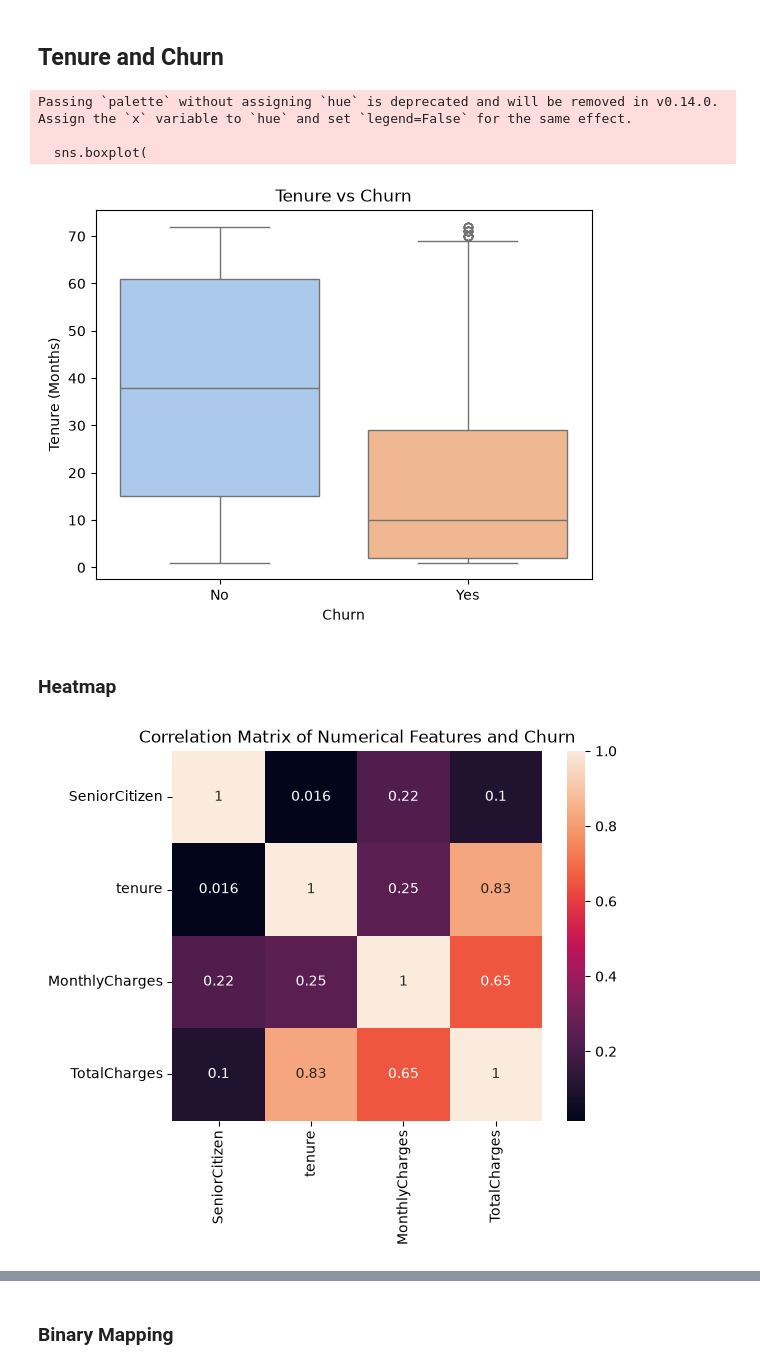
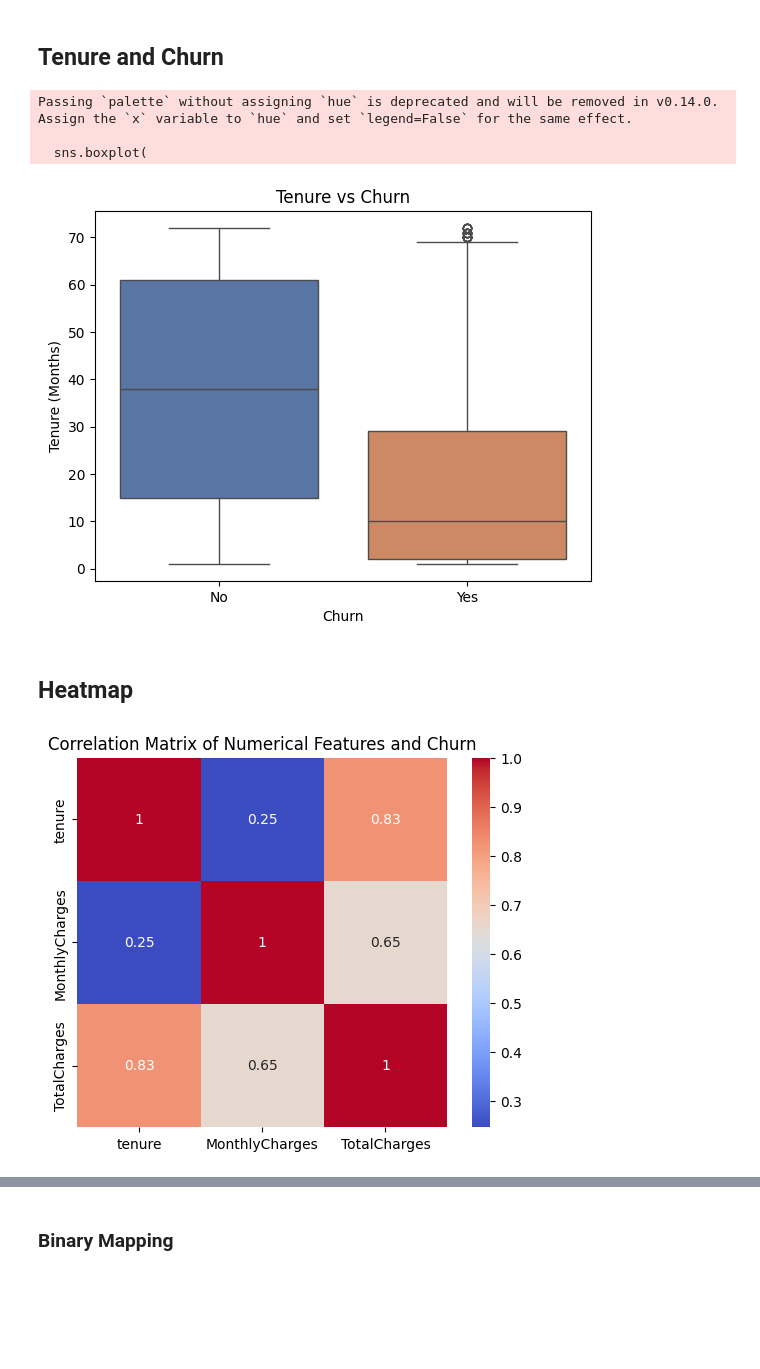
Before and after one commit to basmalamoataz/Samsung-Churnguard, a Jupyter notebook: Project_2.ipynb, the cells around one changed output, grey strips where cells are left out. Cells and saved outputs as stored; diff of their text form; code cells hidden in the pictures; blank space fills up the shorter version.

```diff
--- a/Project_2.ipynb
+++ b/Project_2.ipynb
@@ -493,7 +488,7 @@ sns.boxplot(
     data=df,
     x="Churn",
     y="tenure",
-    palette="pastel",
+    palette="deep",
     legend=False
 );
 
@@ -506,18 +501,20 @@ plt.xticks(ticks=[0, 1], labels=["No", "Yes"]);
 Passing `palette` without assigning `hue` is deprecated and will be removed in v0.14.0. Assign the `x` variable to `hue` and set `legend=False` for the same effect.
 
   sns.boxplot(
-[figure, old version]
+[figure, new version]
 # %% [markdown]
-### Heatmap
+## Heatmap
 # %%
-corr_matrix = df.corr(numeric_only=True)
+numeric_columns = ["tenure", "MonthlyCharges", "TotalCharges"]
+corr_matrix = df[numeric_columns].corr()
 
 sns.heatmap(
     corr_matrix,
     square=True,
-    annot=True
+    annot=True,
+    cmap="coolwarm"
 )
 
 plt.title("Correlation Matrix of Numerical Features and Churn");
 # %% [output]
-[figure, old version]
+[figure, new version]
```
Also changed, not shown: parts of 30 cells of this notebook.
